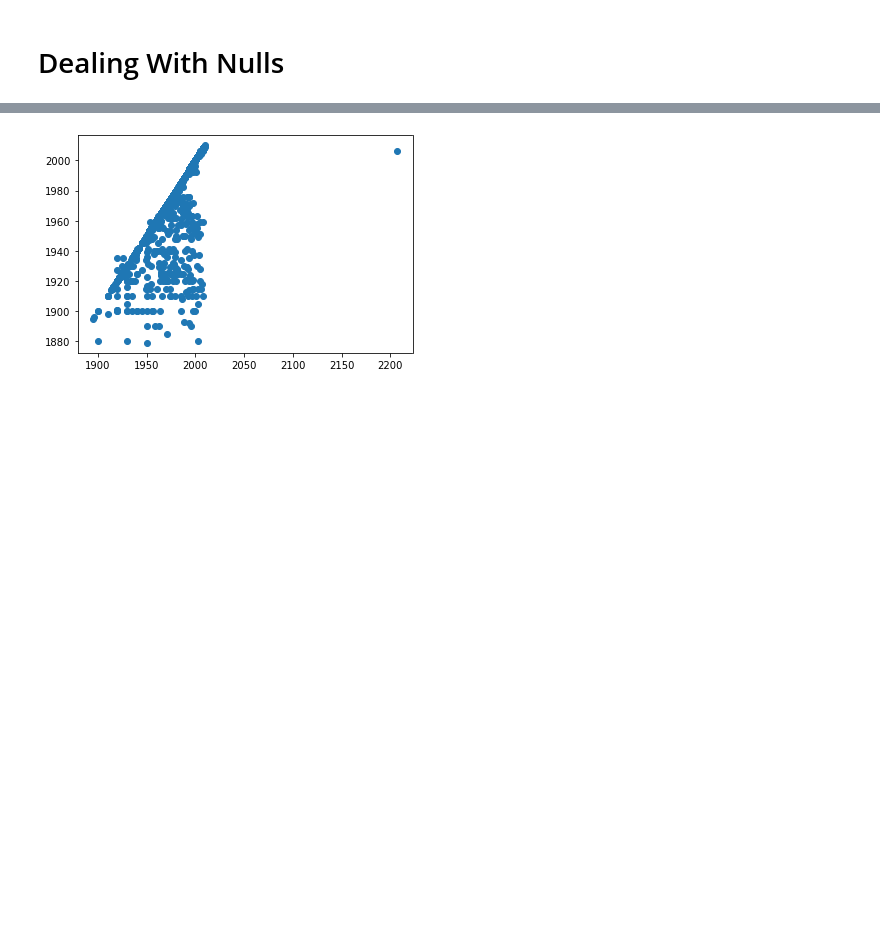
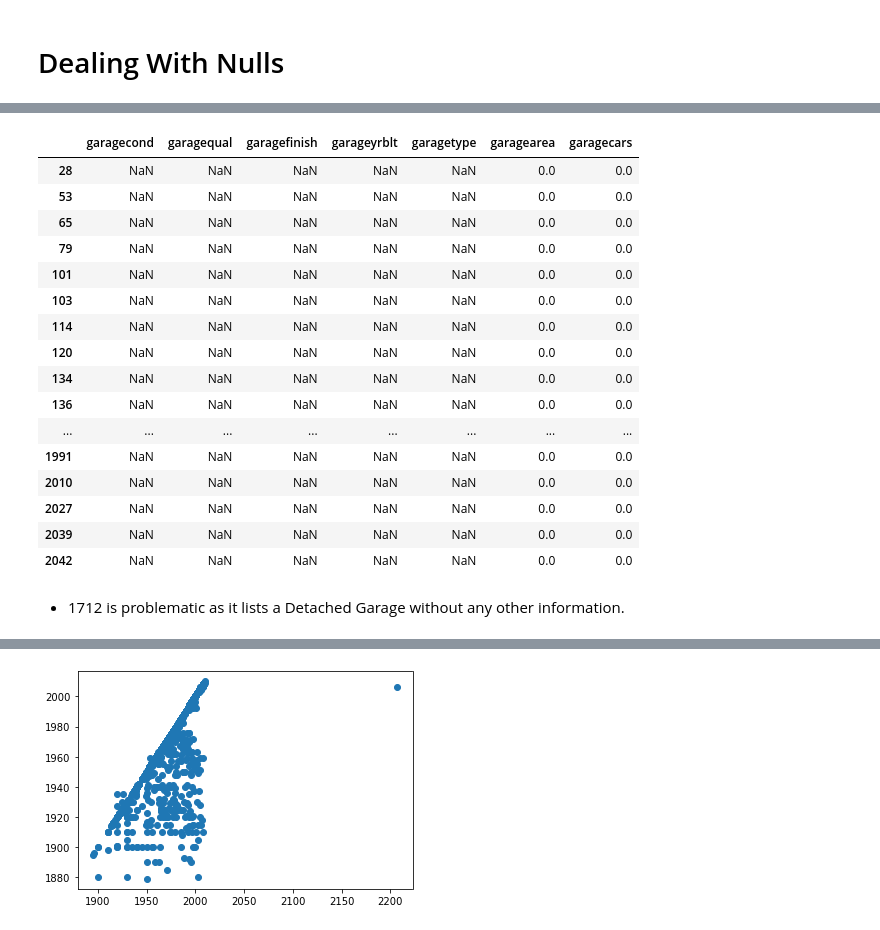
Before and after one commit to alexyehyuxuan/disprojects, a Jupyter notebook: Project_2/1.Project_2 Data Cleaning.ipynb, the cells around one changed output, grey strips where cells are left out. Cells and saved outputs as stored; diff of their text form; code cells hidden in the pictures; blank space fills up the shorter version.

```diff
--- a/Project_2/1.Project_2 Data Cleaning.ipynb
+++ b/Project_2/1.Project_2 Data Cleaning.ipynb
@@ -270,0 +388,3 @@ fill_null(train, 'lotfrontage', lotfrontage_median)
+# %%
+for i in base_null_obj:
+    train[i].fillna('NA', inplace=True)
@@ -270,0 +408,3 @@ fill_null(train, 'lotfrontage', lotfrontage_median)
+# %%
+base_null_float = train[bsmt].select_dtypes(float).columns
+base_null_float
@@ -270,0 +415,3 @@ fill_null(train, 'lotfrontage', lotfrontage_median)
+# %%
+for i in base_null_float:
+    train[i].fillna(0, inplace=True)
@@ -270,0 +439,2 @@ fill_null(train, 'lotfrontage', lotfrontage_median)
+# %%
+garage = ['garagecond', 'garagequal', 'garagefinish', 'garageyrblt', 'garagetype', 'garagearea','garagecars']
@@ -270,0 +452,23 @@ fill_null(train, 'lotfrontage', lotfrontage_median)
+# %%
+garage_nulls = train[train[garage].isna().any(axis=1)]
+garage_nulls[garage].head(200)
+# %% [output]
+|  | garagecond | garagequal | garagefinish | garageyrblt | garagetype | garagearea | garagecars |
+| 28 | NaN | NaN | NaN | NaN | NaN | 0.0 | 0.0 |
+| 53 | NaN | NaN | NaN | NaN | NaN | 0.0 | 0.0 |
+| 65 | NaN | NaN | NaN | NaN | NaN | 0.0 | 0.0 |
+| 79 | NaN | NaN | NaN | NaN | NaN | 0.0 | 0.0 |
+| 101 | NaN | NaN | NaN | NaN | NaN | 0.0 | 0.0 |
+| 103 | NaN | NaN | NaN | NaN | NaN | 0.0 | 0.0 |
+| 114 | NaN | NaN | NaN | NaN | NaN | 0.0 | 0.0 |
+| 120 | NaN | NaN | NaN | NaN | NaN | 0.0 | 0.0 |
+| 134 | NaN | NaN | NaN | NaN | NaN | 0.0 | 0.0 |
+| 136 | NaN | NaN | NaN | NaN | NaN | 0.0 | 0.0 |
+| ... | ... | ... | ... | ... | ... | ... | ... |
+| 1991 | NaN | NaN | NaN | NaN | NaN | 0.0 | 0.0 |
+| 2010 | NaN | NaN | NaN | NaN | NaN | 0.0 | 0.0 |
+| 2027 | NaN | NaN | NaN | NaN | NaN | 0.0 | 0.0 |
+| 2039 | NaN | NaN | NaN | NaN | NaN | 0.0 | 0.0 |
+| 2042 | NaN | NaN | NaN | NaN | NaN | 0.0 | 0.0 |
+# %% [markdown]
+- 1712 is problematic as it lists a Detached Garage without any other information.
```
Also changed, not shown: parts of 236 cells of this notebook.
